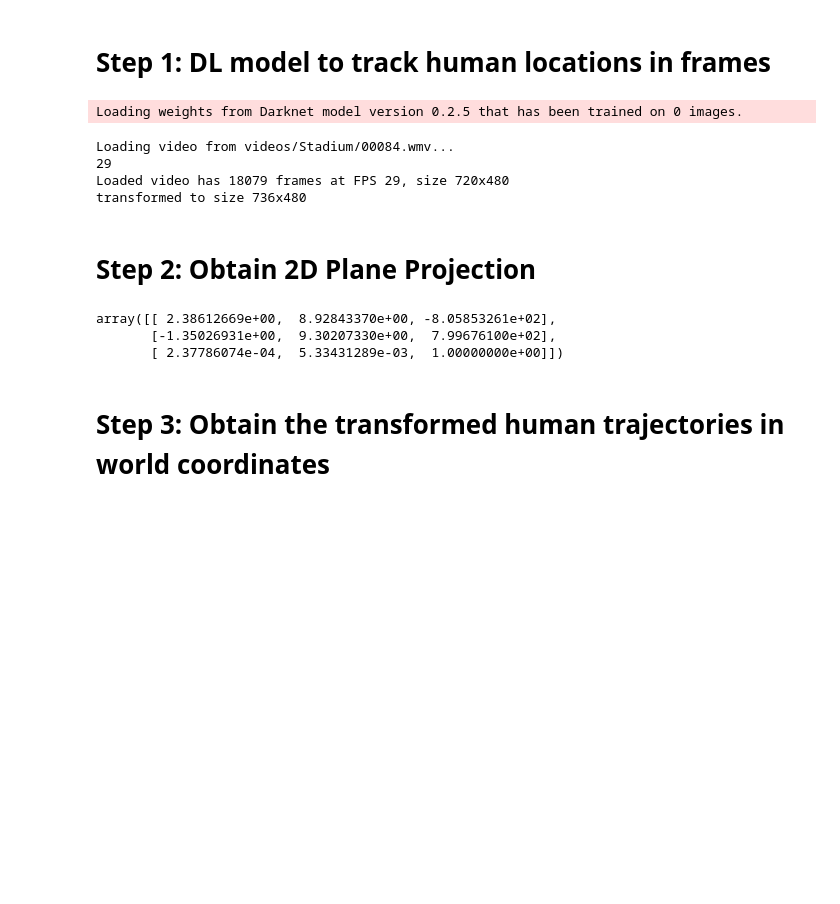
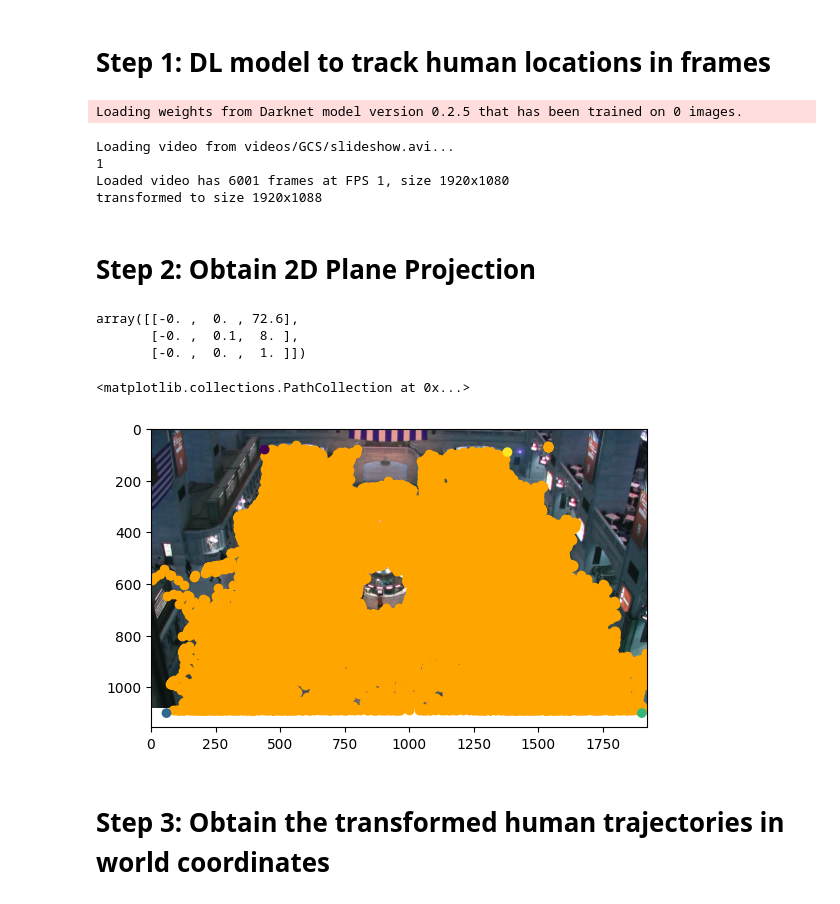
Before and after one commit to vivian-wong/pedestrian-test, a Jupyter notebook: main_pipeline.ipynb, the cells around one changed output. Cells and saved outputs as stored; diff of their text form; code cells hidden in the pictures; blank space fills up the shorter version.

```diff
--- a/main_pipeline.ipynb
+++ b/main_pipeline.ipynb
@@ -143,17 +147,17 @@ elif args.tracker_name == 'SORT':
 
 
 detector_out_df, tracker_out_df, txt_df = extractor.detect_all(
-    max_frames=1000,
+#     max_frames=1000,
     skip_every_n_frames = 1
 )
 
 extractor.release_all()
 # %% [output]
 Loading weights from Darknet model version 0.2.5 that has been trained on 0 images.
-Loading video from videos/Stadium/00084.wmv...
-29
-Loaded video has 18079 frames at FPS 29, size 720x480
-transformed to size 736x480
+Loading video from videos/GCS/slideshow.avi...
+1
+Loaded video has 6001 frames at FPS 1, size 1920x1080
+transformed to size 1920x1088
 # %% [markdown]
 # Step 2: Obtain 2D Plane Projection
 # %%
@@ -186,11 +197,24 @@ HOMOG, status = cv2.findHomography(np.array(pts_img), np.array(pts_world)+700)
 
 # HOMOG, status = cv2.findHomography(np.array(pts_img), np.array(pts_world))
 # %%
-HOMOG
+HOMOG.round(1)
 # %% [output]
-array([[ 2.38612669e+00,  8.92843370e+00, -8.05853261e+02],
-       [-1.35026931e+00,  9.30207330e+00,  7.99676100e+02],
-       [ 2.37786074e-04,  5.33431289e-03,  1.00000000e+00]])
+array([[-0. ,  0. , 72.6],
+       [-0. ,  0.1,  8. ],
+       [-0. ,  0. ,  1. ]])
+# %%
+# read one frame
+cap = cv2.VideoCapture(args.input_video_path)
+_, frame = cap.read()
+cap.release()
+# %%
+plt.gca().invert_yaxis()
+plt.imshow(frame)
+plt.scatter(pedestrian_df['img_x'], pedestrian_df['img_y'],c='orange')
+plt.scatter(np.array(pts_img)[:,0],np.array(pts_img)[:,1], c=np.arange(0,len(pts_img)))
+# %% [output]
+<matplotlib.collections.PathCollection at 0x...>
+[figure, added]
 # %% [markdown]
 # Step 3: Obtain the transformed human trajectories in world coordinates
 # %%
```
Also changed, not shown: parts of 24 cells of this notebook, 4 other files.
